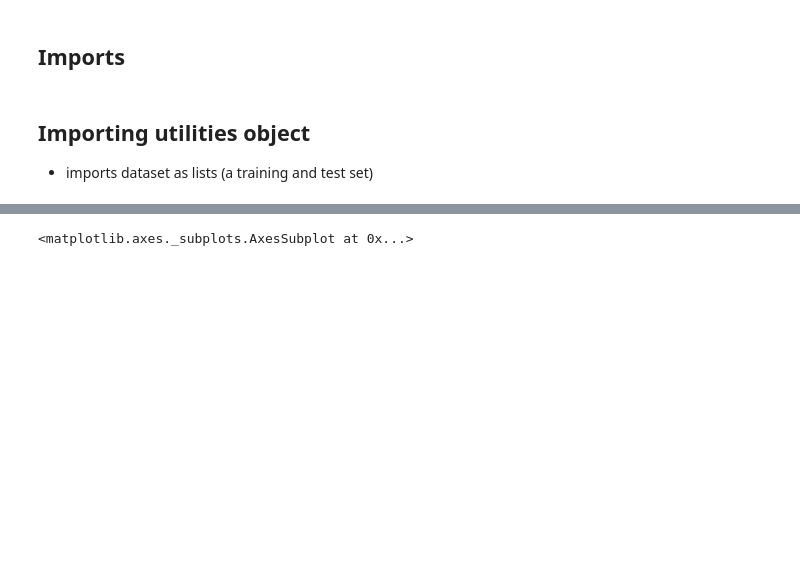
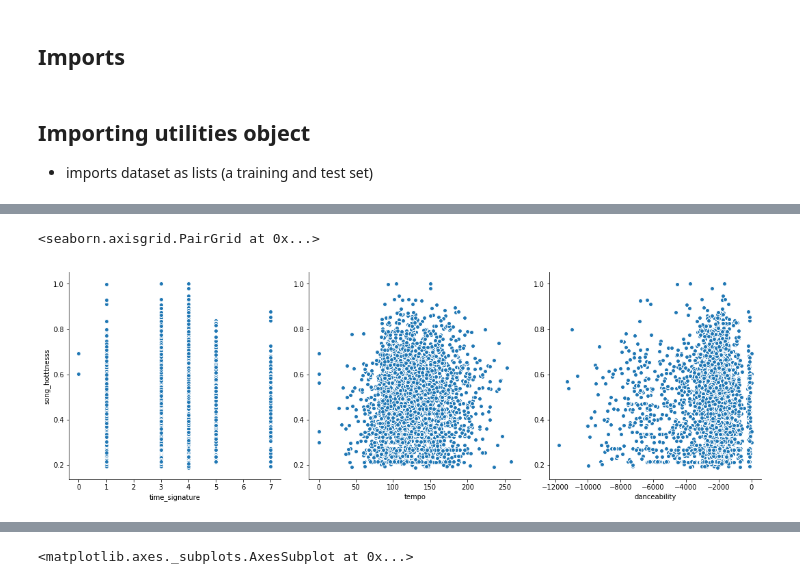
Before and after one commit to rshnn/song-success-predictor, a Jupyter notebook: basic-linear-regression.ipynb, the cells around one changed output, grey strips where cells are left out. Saved outputs shown, nothing was run; the diff lists cells and outputs as text; code cells hidden in the pictures; blank space fills up the shorter version.

```diff
--- a/basic-linear-regression.ipynb
+++ b/basic-linear-regression.ipynb
@@ -57,0 +79,15 @@ testing_DF[['track_id', 'loudness', 'song_hotttnesss']]
+# %%
+loudness = training_DF['loudness']
+tempo = training_DF['tempo']
+time_sig = training_DF['time_signature']
+
+training_DF['danceability'] = -(8-time_sig)**2*(tempo)
+
+
+
+sns.pairplot(training_DF, x_vars=['time_signature', 'tempo', 'danceability'],
+# sns.pairplot(training_DF, x_vars=['energy'],
+    y_vars='song_hotttnesss', size=5, aspect=1)
+# %% [output]
+<seaborn.axisgrid.PairGrid at 0x...>
+[figure, added]
```
Also changed, not shown: parts of 10 cells of this notebook, 3 other files.
